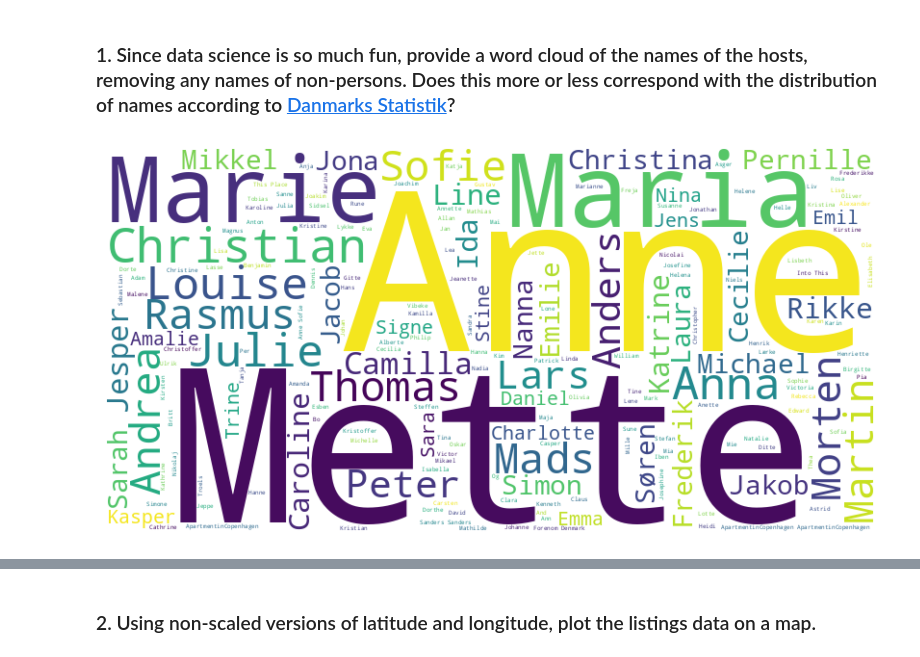
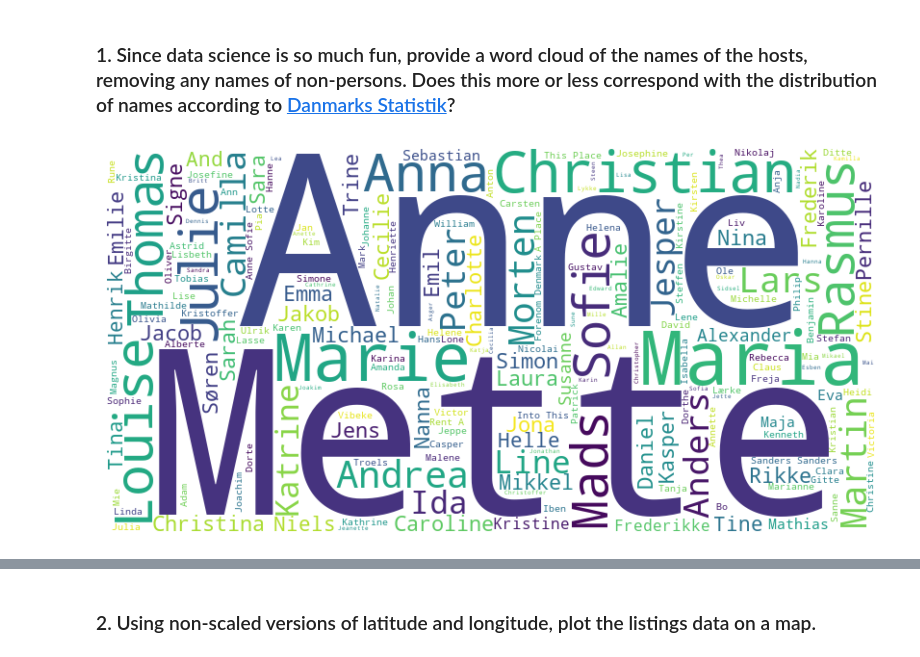
Before and after one commit to mitmarcus/VIA-MAL1, a Jupyter notebook: Ass1_CopenhagenAirBnB/1. Copenhagen AirBnB.ipynb, the cells around one changed output, grey strips where cells are left out. Cells and saved outputs as stored; diff of their text form; code cells hidden in the pictures.

```diff
--- a/Ass1_CopenhagenAirBnB/1. Copenhagen AirBnB.ipynb
+++ b/Ass1_CopenhagenAirBnB/1. Copenhagen AirBnB.ipynb
@@ -114,18 +107,19 @@ invalid escape sequence '\$'
 
 ### 1. Since data science is so much fun, provide a word cloud of the names of the hosts, removing any names of non-persons. Does this more or less correspond with the distribution of names according to [Danmarks Statistik](https://www.dst.dk/da/Statistik/emner/borgere/navne/navne-i-hele-befolkningen)?
 # %%
-# Remove any names of non persons!!!
+# TODO: Remove any names of non persons!!!
+stop_words = ['og', '&', ' ', 'Og', 'OG', 'ApartmentinCopenhagen']
 
 # Convert the 'name' column to a single string
-text = ' '.join(data_filtered['host_name'].astype(str))
+texts = ' '.join(data_filtered['host_name'].astype(str))
 
 # Create and generate a word cloud image
-wordcloud = WordCloud(stopwords=stop_words, background_color="white", width=800, height=400).generate(text)
+wordcloud = WordCloud(stopwords=stop_words, background_color="white", width=800, height=400, prefer_horizontal=0.7).generate(texts)
 
 # Display the generated word cloud
 plt.figure(figsize=(10, 5))
 plt.imshow(wordcloud, interpolation='bilinear')
 plt.axis("off")
 plt.show()
 # %% [output]
-[figure, old version]
+[figure, new version]
```
Also changed, not shown: parts of 10 cells of this notebook.
